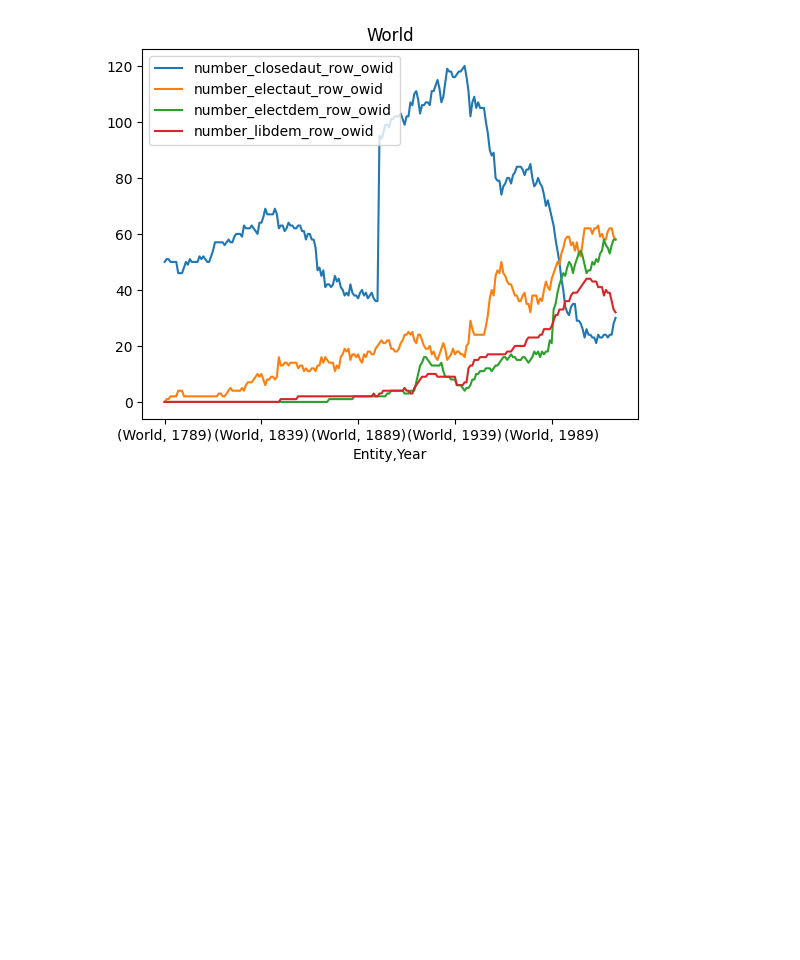
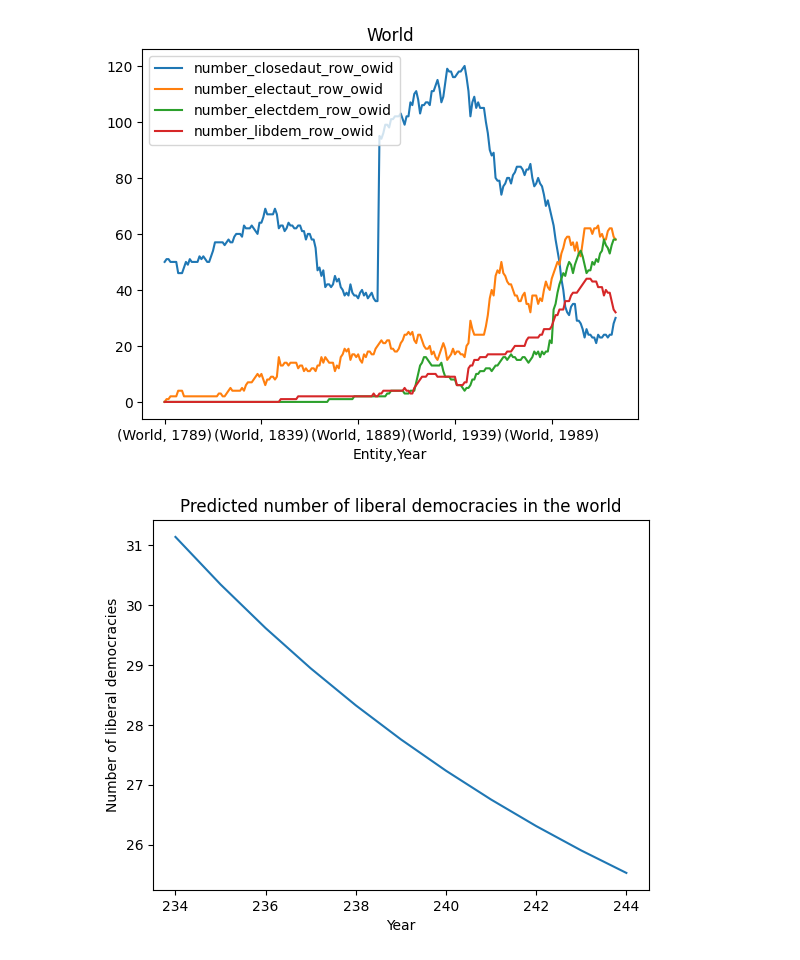
Before and after one commit to FutureShaper/Our_World_in_Data_Democracies_vs_Autocracies, a Jupyter notebook: owid-democracies-vs-autocracies.ipynb, the cells around one changed output. Saved outputs shown, nothing was run; the diff lists cells and outputs as text; code cells hidden in the pictures; blank space fills up the shorter version.

Commit message:
Kaggle Notebook | OWID_Democracies_vs_Autocracies | Version 3

```diff
--- a/owid-democracies-vs-autocracies.ipynb
+++ b/owid-democracies-vs-autocracies.ipynb
@@ -40,3 +40,32 @@ plt.show()
 [figure]
 [figure]
 [figure]
+# %%
+from statsmodels.tsa.arima.model import ARIMA
+
+# Filter the data for the "world" entity group
+world_data = df[df['Entity'] == 'World']
+
+# Output the top 10 lines of the DataFrames
+#print(df.head(10))
+#print(world_data.head(10))
+
+# Fit an ARIMA model
+model = ARIMA(world_data['number_libdem_row_owid'], order=(1, 1, 1))
+model_fit = model.fit()
+
+# Make predictions for the next 10 years
+predictions = model_fit.predict(start=len(world_data), end=len(world_data)+10)
+
+# Plot the predictions
+plt.plot(predictions)
+
+# Add labels and title
+plt.xlabel('Year')
+plt.ylabel('Number of liberal democracies')
+plt.title('Predicted number of liberal democracies in the world')
+
+# Show the plot
+plt.show()
+# %% [output]
+[figure, added]
```
